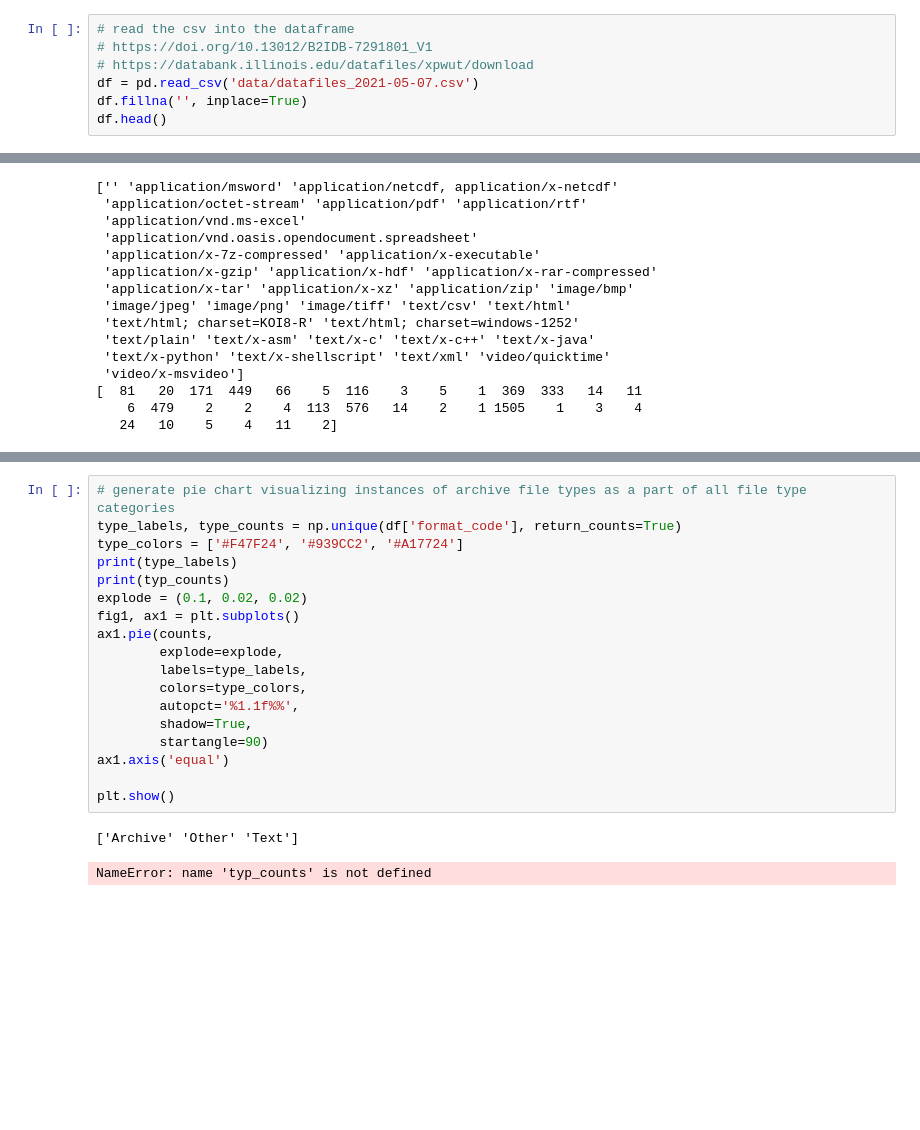
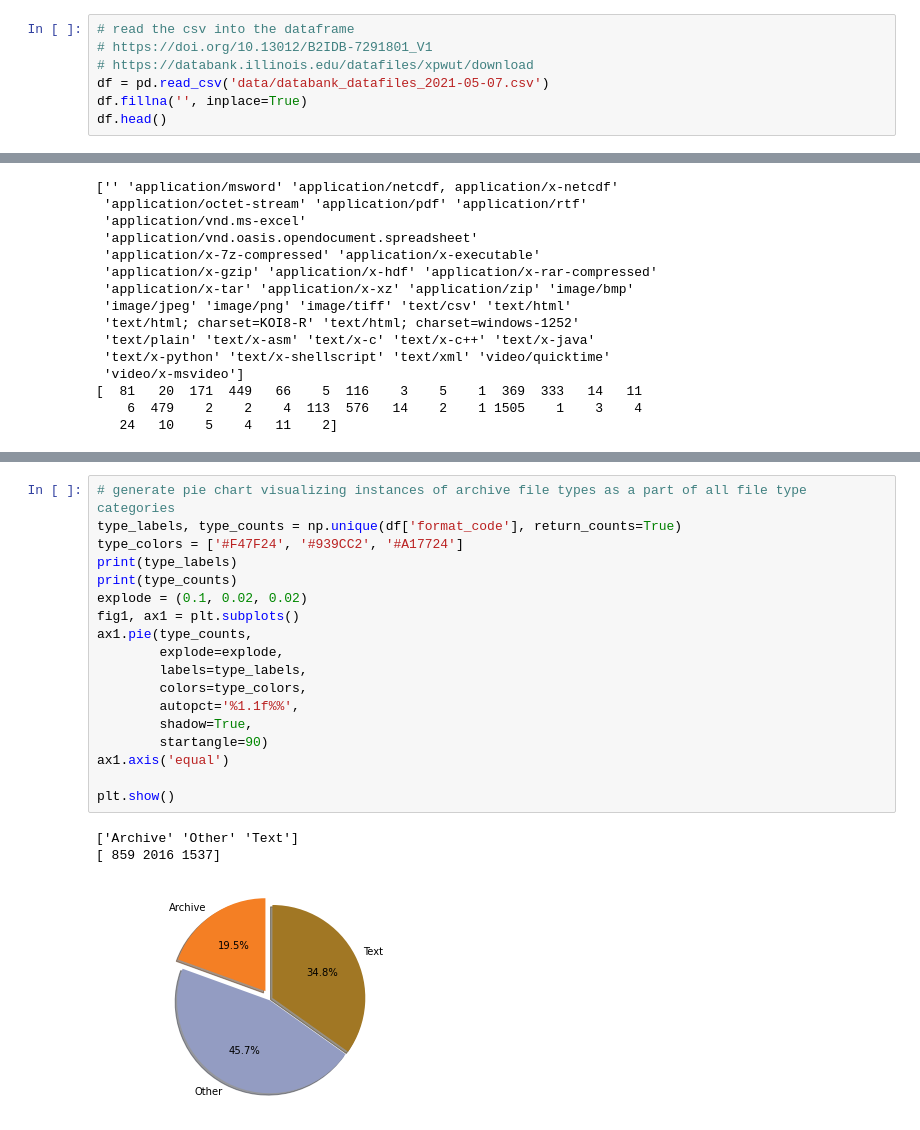
Before and after one commit to mfall3/datafiles, a Jupyter notebook: datafiles.ipynb, the cells around one changed output, grey strips where cells are left out. Cells and saved outputs as stored; diff of their text form; blank space fills up the shorter version.

```diff
--- a/datafiles.ipynb
+++ b/datafiles.ipynb
@@ -20,7 +20,7 @@ print(np.__version__)
 # read the csv into the dataframe
 # https://doi.org/10.13012/B2IDB-7291801_V1
 # https://databank.illinois.edu/datafiles/xpwut/download
-df = pd.read_csv('data/datafiles_2021-05-07.csv')
+df = pd.read_csv('data/databank_datafiles_2021-05-07.csv')
 df.fillna('', inplace=True)
 df.head()
 # %% [output]
@@ -299,21 +299,22 @@ df.head()
 # %%
 # generate pie chart visualizing instances of archive file types as a part of all file type categories
 type_labels, type_counts = np.unique(df['format_code'], return_counts=True)
 type_colors = ['#F47F24', '#939CC2', '#A17724']
 print(type_labels)
-print(typ_counts)
+print(type_counts)
 explode = (0.1, 0.02, 0.02)
 fig1, ax1 = plt.subplots()
-ax1.pie(counts,
+ax1.pie(type_counts,
         explode=explode,
         labels=type_labels,
         colors=type_colors,
         autopct='%1.1f%%',
         shadow=True,
         startangle=90)
 ax1.axis('equal')
 
 plt.show()
 # %% [output]
 ['Archive' 'Other' 'Text']
+[ 859 2016 1537]
-NameError: name 'typ_counts' is not defined
+[figure, added]
```
Also changed, not shown: 1 other file.
